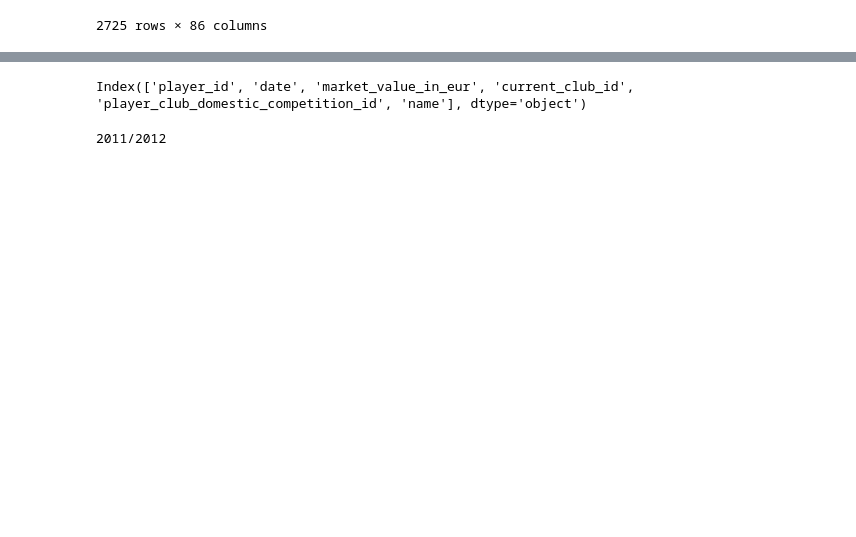
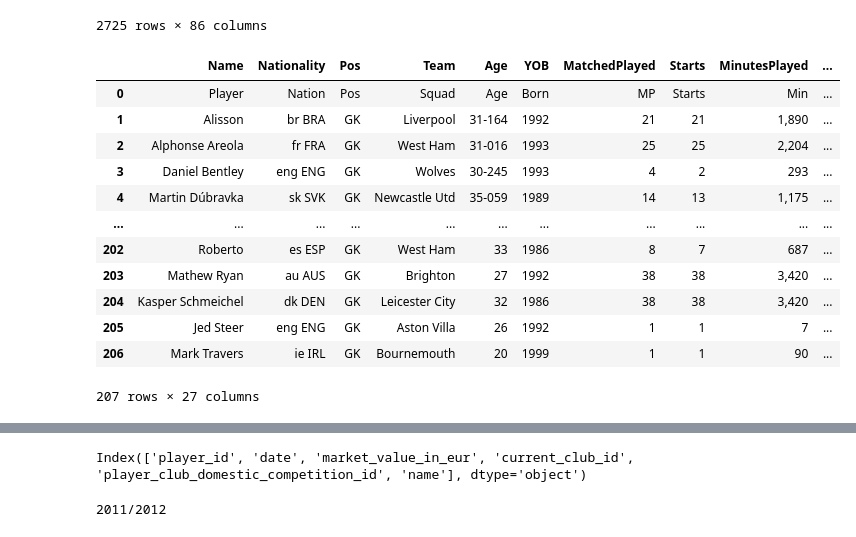
Before and after one commit to JackBenadon/DS440-Project, a Jupyter notebook: Pre_processing.ipynb, the cells around one changed output, grey strips where cells are left out. Drawn from its saved outputs; the diff is of its cells as text; code cells hidden in the pictures; blank space fills up the shorter version.

```diff
--- a/Pre_processing.ipynb
+++ b/Pre_processing.ipynb
@@ -70,2 +70,21 @@ master_table
 | 2724 | Kurt Zouma | fr FRA | DF | Chelsea | 24 | 1994 | 28 | 25 | 2,344 | ... |
 2725 rows × 86 columns
+# %%
+#this is the data with the goal keeper stats
+path = "/content/drive/MyDrive/Senior year/Capstone/data/GK Master Table.csv"
+gkstats = pd.read_csv(path, encoding='iso-8859-1')
+gkstats
+# %% [output]
+|  | Name | Nationality | Pos | Team | Age | YOB | MatchedPlayed | Starts | MinutesPlayed | ... |
+| 0 | Player | Nation | Pos | Squad | Age | Born | MP | Starts | Min | ... |
+| 1 | Alisson | br BRA | GK | Liverpool | 31-164 | 1992 | 21 | 21 | 1,890 | ... |
+| 2 | Alphonse Areola | fr FRA | GK | West Ham | 31-016 | 1993 | 25 | 25 | 2,204 | ... |
+| 3 | Daniel Bentley | eng ENG | GK | Wolves | 30-245 | 1993 | 4 | 2 | 293 | ... |
+| 4 | Martin Dúbravka | sk SVK | GK | Newcastle Utd | 35-059 | 1989 | 14 | 13 | 1,175 | ... |
+| ... | ... | ... | ... | ... | ... | ... | ... | ... | ... | ... |
+| 202 | Roberto | es ESP | GK | West Ham | 33 | 1986 | 8 | 7 | 687 | ... |
+| 203 | Mathew Ryan | au AUS | GK | Brighton | 27 | 1992 | 38 | 38 | 3,420 | ... |
+| 204 | Kasper Schmeichel | dk DEN | GK | Leicester City | 32 | 1986 | 38 | 38 | 3,420 | ... |
+| 205 | Jed Steer | eng ENG | GK | Aston Villa | 26 | 1992 | 1 | 1 | 7 | ... |
+| 206 | Mark Travers | ie IRL | GK | Bournemouth | 20 | 1999 | 1 | 1 | 90 | ... |
+207 rows × 27 columns
```
Also changed, not shown: parts of 3 cells of this notebook.
